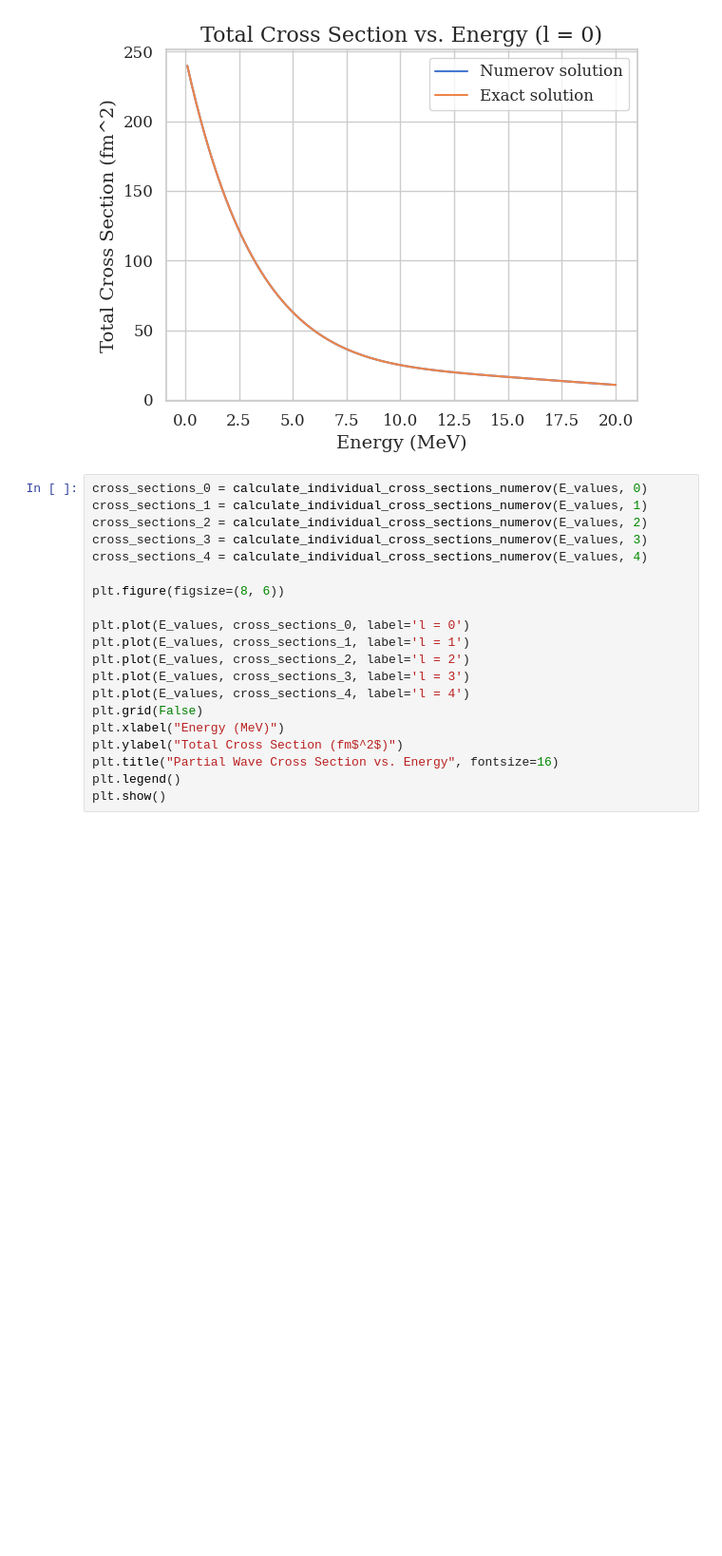
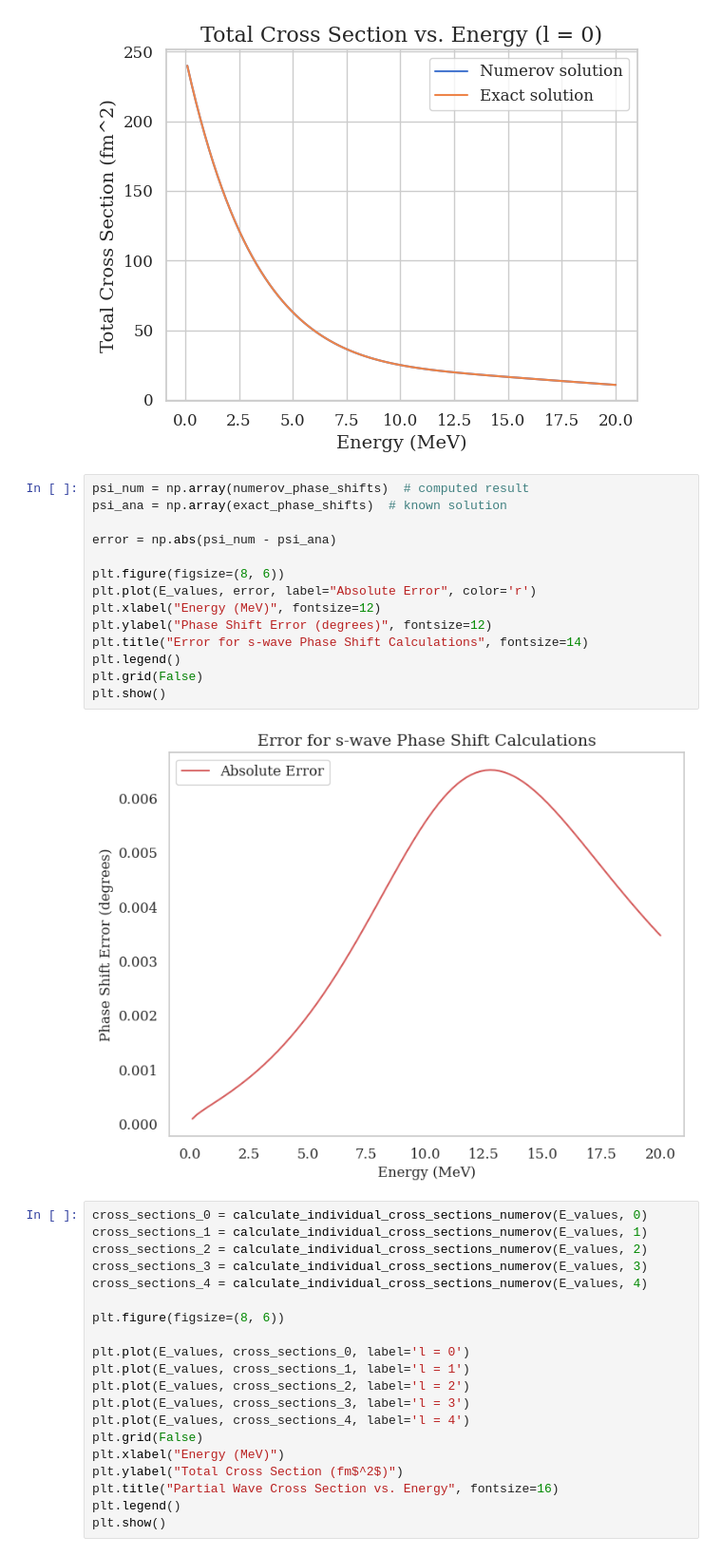
Before and after one commit to LydiaMaz/Scattering-Calculations, a Jupyter notebook: SquareWell_Numerov.ipynb, the cells around one changed output. Shown at 95% size. Cells and saved outputs as stored; diff of their text form; blank space fills up the shorter version.

Commit message:
add plots

```diff
--- a/SquareWell_Numerov.ipynb
+++ b/SquareWell_Numerov.ipynb
@@ -237,6 +238,22 @@ plt.legend()
 plt.show()
 # %% [output]
 [figure]
+# %%
+psi_num = np.array(numerov_phase_shifts)  # computed result
+psi_ana = np.array(exact_phase_shifts)  # known solution
+
+error = np.abs(psi_num - psi_ana)
+
+plt.figure(figsize=(8, 6))
+plt.plot(E_values, error, label="Absolute Error", color='r')
+plt.xlabel("Energy (MeV)", fontsize=12)
+plt.ylabel("Phase Shift Error (degrees)", fontsize=12)
+plt.title("Error for s-wave Phase Shift Calculations", fontsize=14)
+plt.legend()
+plt.grid(False)
+plt.show()
+# %% [output]
+[figure, added]
 # %%
 cross_sections_0 = calculate_individual_cross_sections_numerov(E_values, 0)
 cross_sections_1 = calculate_individual_cross_sections_numerov(E_values, 1)
```
Also changed, not shown: parts of 2 cells of this notebook, 14 other files.
